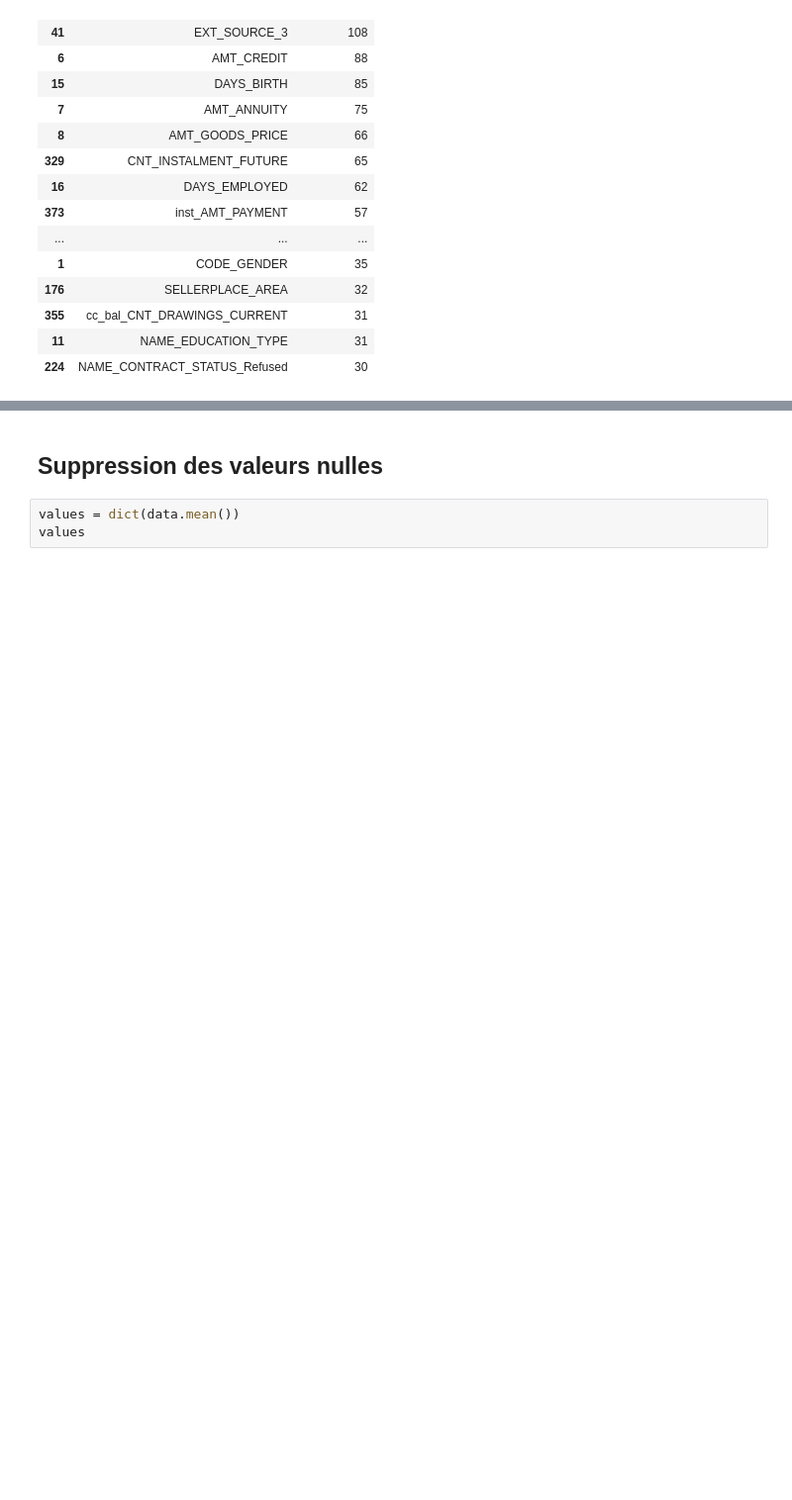
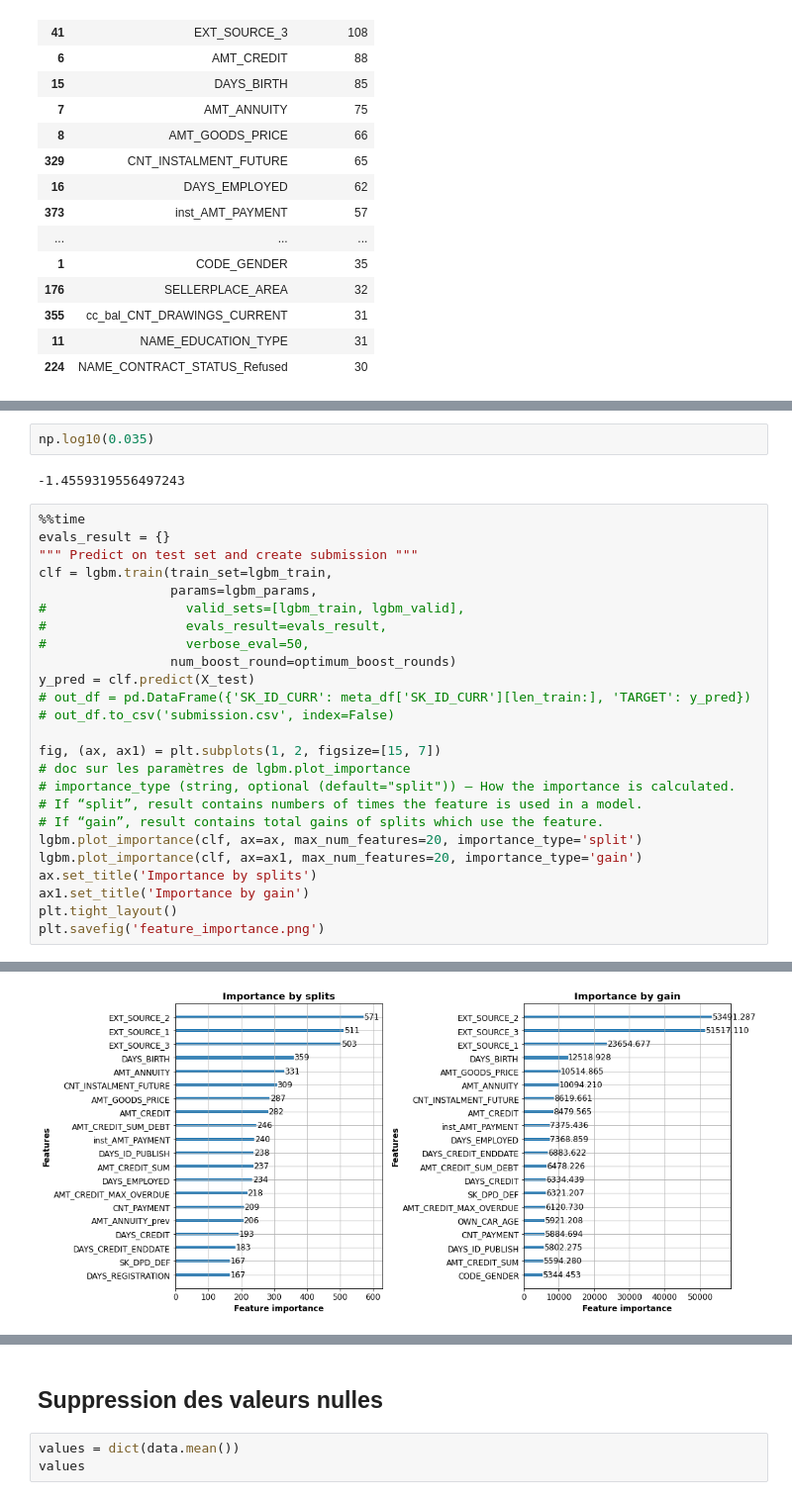
Before and after one commit to sunktoteca/OC-Parcours-DS-P7, a Jupyter notebook: modelisation/scoring - modelisation.ipynb, the cells around one changed output, grey strips where cells are left out. Shown at 99% size. Saved outputs shown, nothing was run; the diff lists cells and outputs as text; blank space fills up the shorter version.

```diff
--- a/modelisation/scoring - modelisation.ipynb
+++ b/modelisation/scoring - modelisation.ipynb
@@ -599,0 +680,30 @@ df_feature_importance.sort_values(by="occurences", ascending=False)[:25]
+# %%
+np.log10(0.035)
+# %% [output]
+-1.4559319556497243
+# %%
+%%time
+evals_result = {}
+""" Predict on test set and create submission """
+clf = lgbm.train(train_set=lgbm_train,
+                 params=lgbm_params,
+#                  valid_sets=[lgbm_train, lgbm_valid],
+#                  evals_result=evals_result,
+#                  verbose_eval=50,
+                 num_boost_round=optimum_boost_rounds)
+y_pred = clf.predict(X_test)
+# out_df = pd.DataFrame({'SK_ID_CURR': meta_df['SK_ID_CURR'][len_train:], 'TARGET': y_pred})
+# out_df.to_csv('submission.csv', index=False)
+
+fig, (ax, ax1) = plt.subplots(1, 2, figsize=[15, 7])
+# doc sur les paramètres de lgbm.plot_importance
+# importance_type (string, optional (default="split")) – How the importance is calculated.
+# If “split”, result contains numbers of times the feature is used in a model.
+# If “gain”, result contains total gains of splits which use the feature.
+lgbm.plot_importance(clf, ax=ax, max_num_features=20, importance_type='split')
+lgbm.plot_importance(clf, ax=ax1, max_num_features=20, importance_type='gain')
+ax.set_title('Importance by splits')
+ax1.set_title('Importance by gain')
+plt.tight_layout()
+plt.savefig('feature_importance.png')
+# %% [output]
@@ -599,0 +711 @@ df_feature_importance.sort_values(by="occurences", ascending=False)[:25]
+[figure, added]
```
Also changed, not shown: parts of 40 cells of this notebook.
